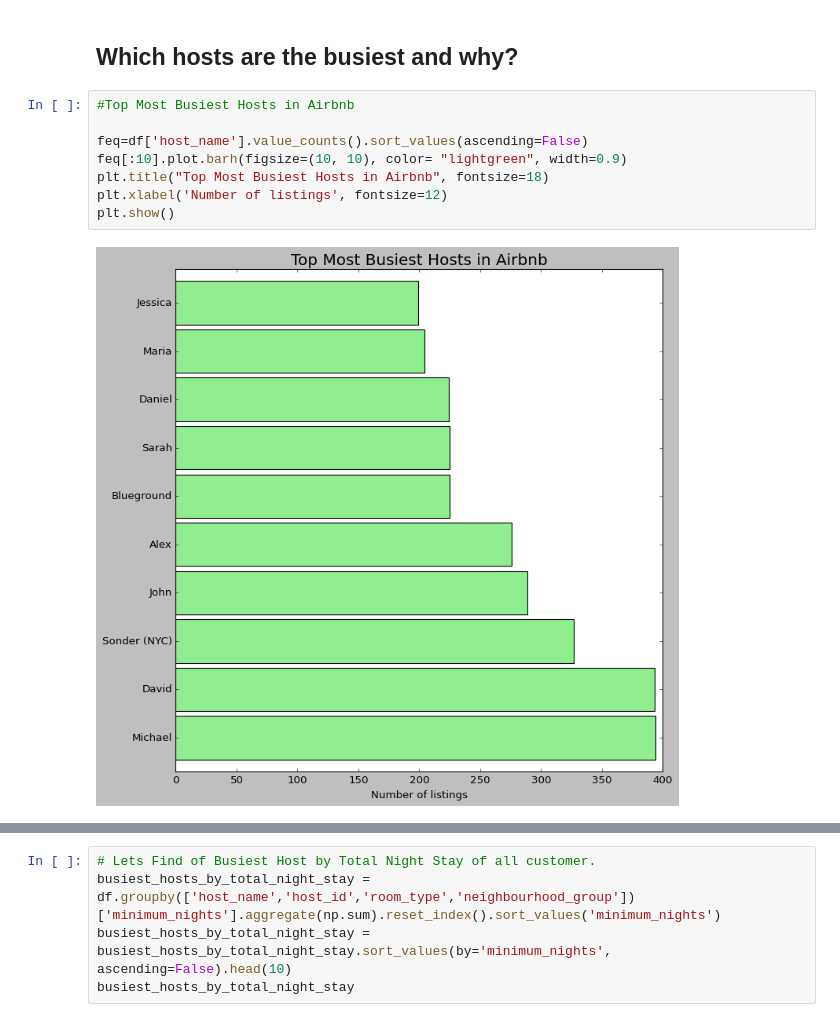
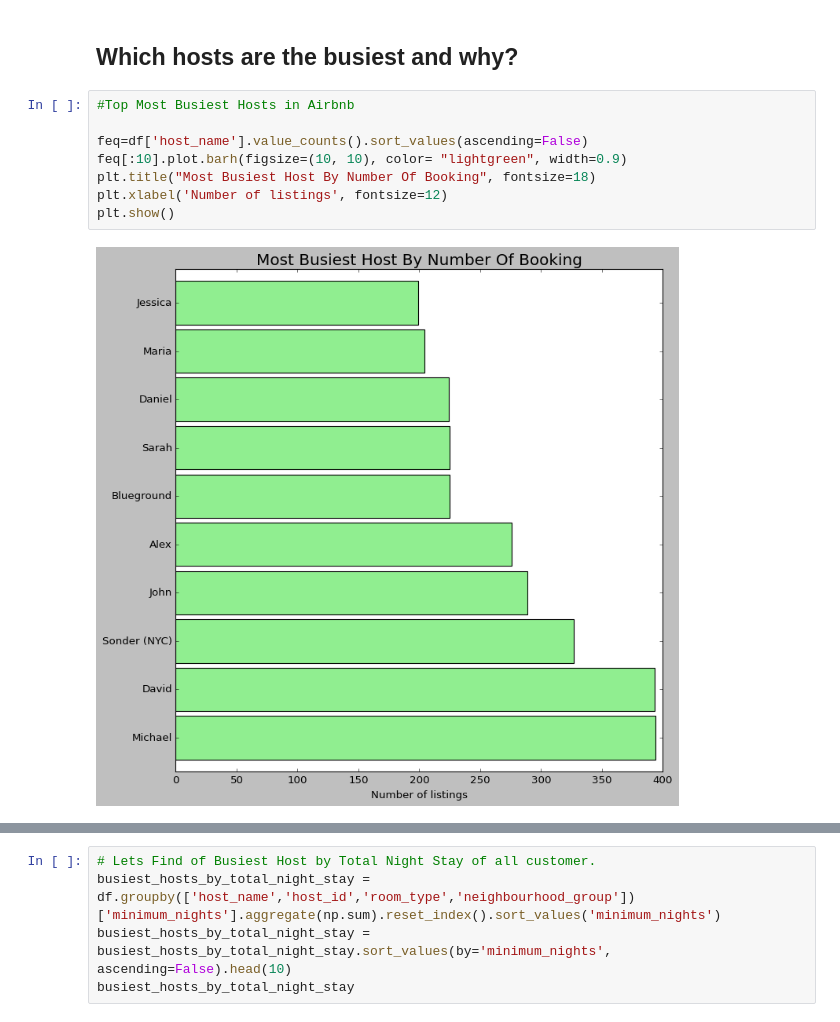
Before and after one commit to RajaChowdhury/Airbnb-Bookings-Analysis, a Jupyter notebook: MY_Airbnb_Bookings_Analysis_Capstone_Project.ipynb, the cells around one changed output, grey strips where cells are left out. Drawn from its saved outputs; the diff is of its cells as text.

```diff
--- a/MY_Airbnb_Bookings_Analysis_Capstone_Project.ipynb
+++ b/MY_Airbnb_Bookings_Analysis_Capstone_Project.ipynb
@@ -462,10 +528,10 @@ Maximum Reviews are for Brooklyn followed by Manhatten Group and least number of
 # %%
 #Top Most Busiest Hosts in Airbnb
 
 feq=df['host_name'].value_counts().sort_values(ascending=False)
 feq[:10].plot.barh(figsize=(10, 10), color= "lightgreen", width=0.9)
-plt.title("Top Most Busiest Hosts in Airbnb", fontsize=18)
+plt.title("Most Busiest Host By Number Of Booking", fontsize=18)
 plt.xlabel('Number of listings', fontsize=12)
 plt.show()
 # %% [output]
-[figure, old version]
+[figure, new version]
```
Also changed, not shown: parts of 23 cells of this notebook.
